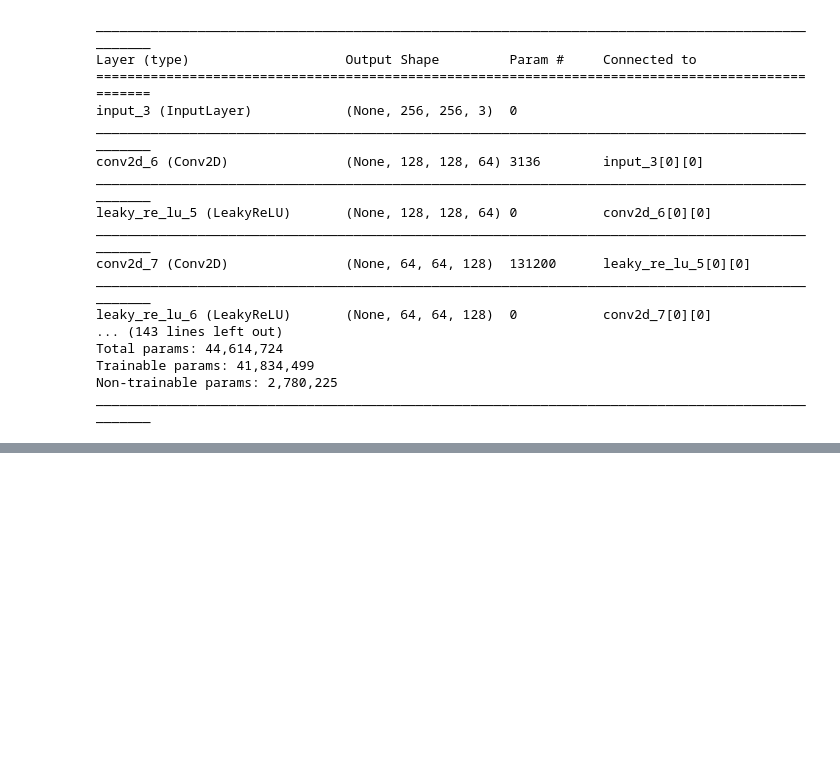
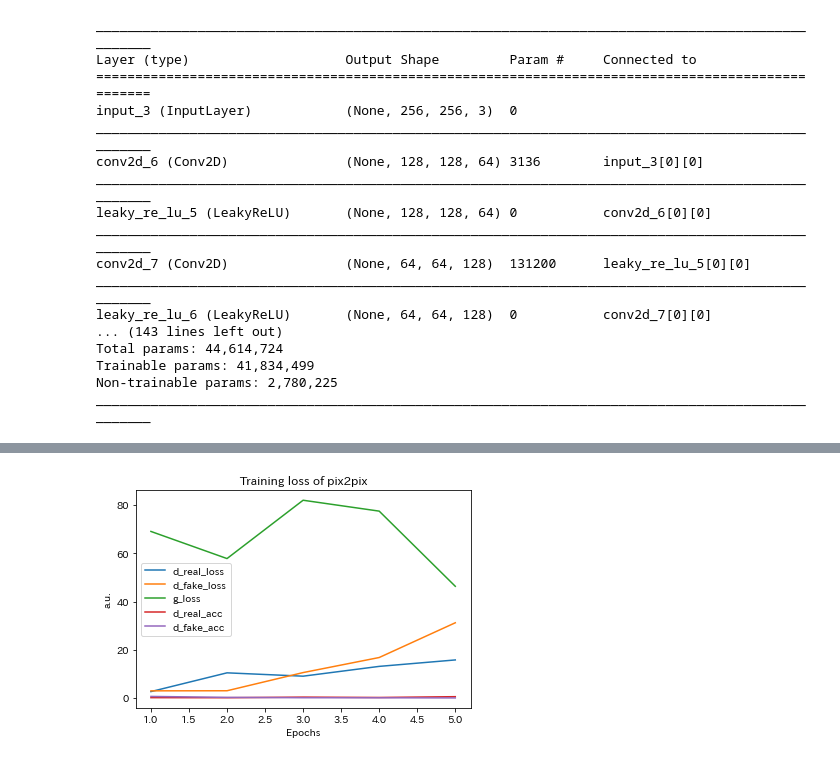
Before and after one commit to asterisk37n/deep-learning, a Jupyter notebook: pix2pix/pix2pix.ipynb, the cells around one changed output, grey strips where cells are left out. Drawn from its saved outputs; the diff is of its cells as text; code cells hidden in the pictures; blank space fills up the shorter version.

Commit message:
Show plots of loss and accs

```diff
--- a/pix2pix/pix2pix.ipynb
+++ b/pix2pix/pix2pix.ipynb
@@ -314,5 +303,5 @@ Trainable params: 41,834,499
 Non-trainable params: 2,780,225
 __________________________________________________________________________________________________
 # %%
-pix2pix.train(epochs=200, batch_size=1)
+pix2pix.train(epochs=5, batch_size=1)
 # %% [output]
@@ -354,17 +343,19 @@ If you're reading this message in another frontend (for example, a static render
 # %%
 # Plot generator and discriminator accuracy and loss all
 import matplotlib.pyplot as plt
 fig, ax = plt.subplots()
-x = [i + 1 for i in range(30)]
-plt.plot(x, pix2pix.d_val_losses, label="d_val_loss")
-plt.plot(x, pix2pix.d_val_accs,   label="d_val_acc")
-plt.plot(x, pix2pix.g_val_losses, label="g_val_loss")
-plt.plot(x, pix2pix.d_losses,     label='d_loss')
-plt.plot(x, pix2pix.d_accs,       label="d_acc")
-plt.plot(x, pix2pix.g_losses,     label="g_loss")
+x = [i + 1 for i in range(pix2pix.epochs)]
+d_real_loss, d_real_acc, d_fake_loss, d_fake_acc, g_loss, _, _ = zip(*pix2pix.scores)
+
+plt.plot(x, d_real_loss, label="d_real_loss")
+plt.plot(x, d_fake_loss, label="d_fake_loss")
+plt.plot(x, g_loss,      label="g_loss")
+plt.plot(x, d_real_acc,  label="d_real_acc")
+plt.plot(x, d_fake_acc,  label="d_fake_acc")
 plt.xlabel('Epochs')
 plt.ylabel('a.u.')
 plt.legend()
-plt.yscale('log')
-plt.title('Scores of pix2pix')
+plt.title('Training loss of pix2pix')
 plt.show()
+# %% [output]
+[figure, added]
```
Also changed, not shown: parts of 3 cells of this notebook.
